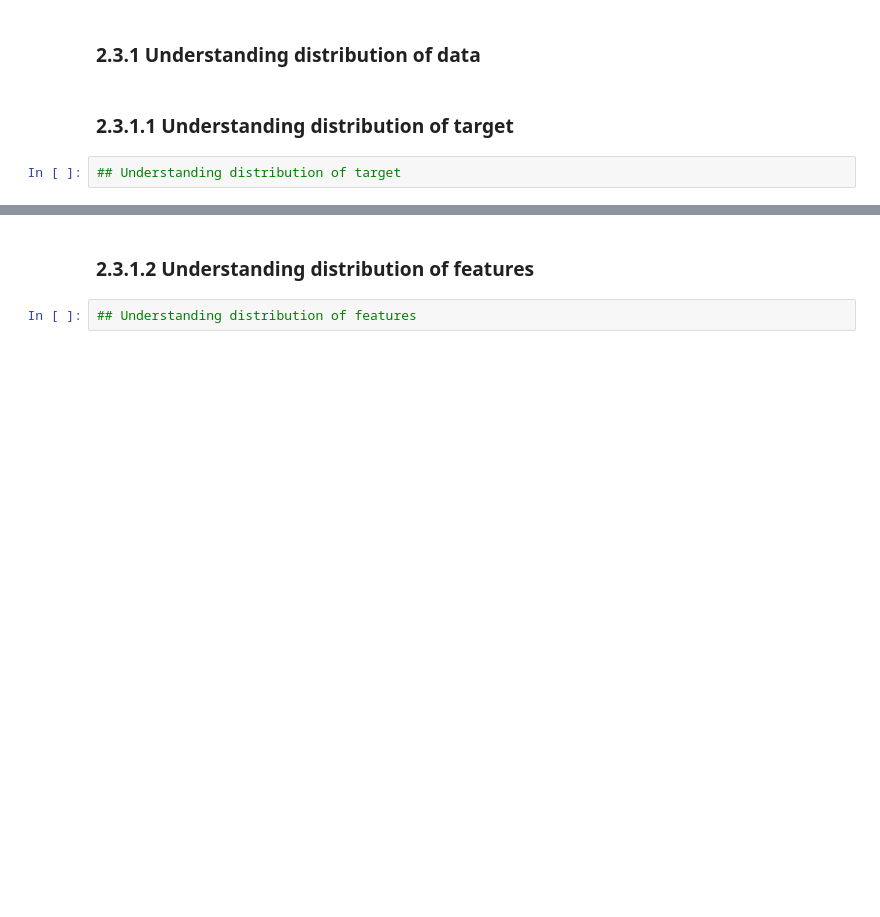
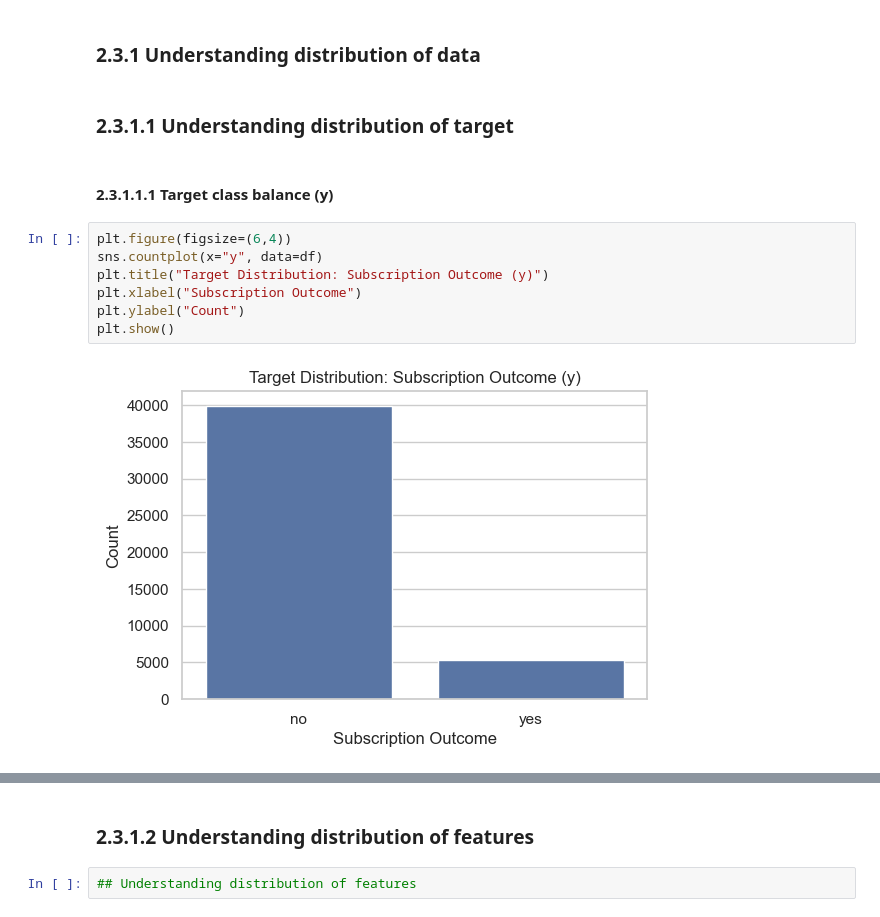
Before and after one commit to 2401496A/bank-marketing-data-analysis-project, a Jupyter notebook: MLDP Program Codes Submission Template (1).ipynb, the cells around one changed output, grey strips where cells are left out. Drawn from its saved outputs; the diff is of its cells as text; blank space fills up the shorter version.

Commit message:
Added target class (y) Visualisation for  2.3.1.1.1 Target class balance (y)

```diff
--- a/MLDP Program Codes Submission Template (1).ipynb
+++ b/MLDP Program Codes Submission Template (1).ipynb
@@ -219,5 +219,14 @@ Most numeric variables show weak correlations with each other. The strongest rel
 ### 2.3.1 Understanding distribution of data
 # %% [markdown]
 ### 2.3.1.1 Understanding distribution of target
-# %%
-## Understanding distribution of target
+# %% [markdown]
+####  2.3.1.1.1 Target class balance (y)
+# %%
+plt.figure(figsize=(6,4))
+sns.countplot(x="y", data=df)
+plt.title("Target Distribution: Subscription Outcome (y)")
+plt.xlabel("Subscription Outcome")
+plt.ylabel("Count")
+plt.show()
+# %% [output]
+[figure, added]
```
Also changed, not shown: parts of 1 cell of this notebook.
